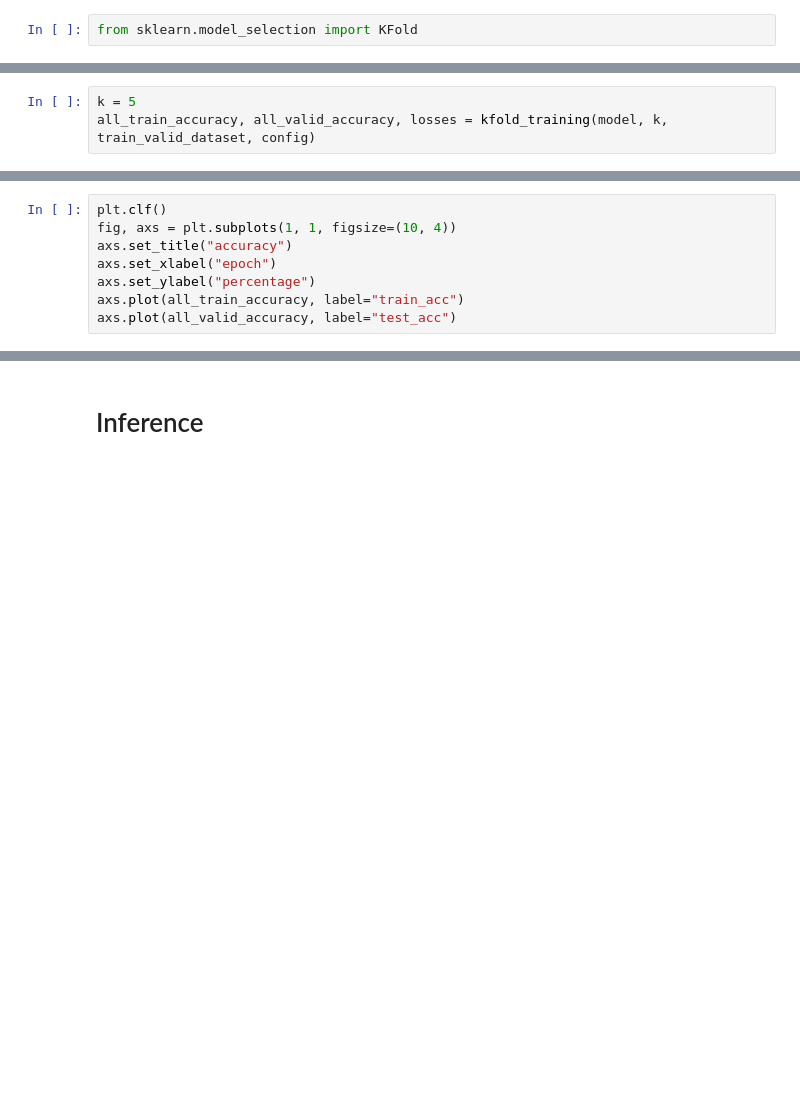
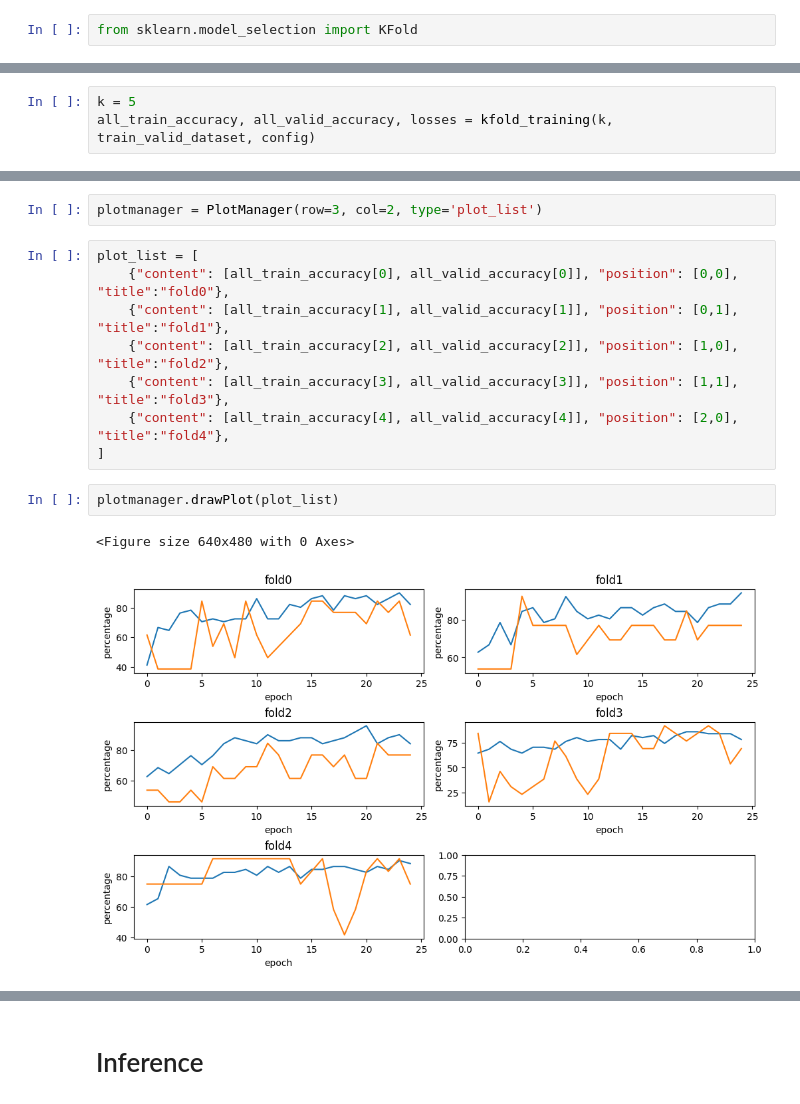
Before and after one commit to jhCOR/train_anomaly_detection, a Jupyter notebook: source/main/training/기차_소음원_탐지_코드.ipynb, the cells around one changed output, grey strips where cells are left out. Drawn from its saved outputs; the diff is of its cells as text; blank space fills up the shorter version.

Commit message:
complete Kfold code

```diff
--- a/source/main/training/기차_소음원_탐지_코드.ipynb
+++ b/source/main/training/기차_소음원_탐지_코드.ipynb
@@ -478,6 +487,6 @@ def kfold_training(model, k, train_valid_dataset, config):
     return all_train_accuracy, all_valid_accuracy, losses
 # %%
 k = 5
-all_train_accuracy, all_valid_accuracy, losses = kfold_training(model, k, train_valid_dataset, config)
+all_train_accuracy, all_valid_accuracy, losses = kfold_training(k, train_valid_dataset, config)
 # %% [output]
 Fold 1/5
@@ -502,8 +513,0 @@ plt.title("training loss");
-# %%
-plt.clf()
-fig, axs = plt.subplots(1, 1, figsize=(10, 4))
-axs.set_title("accuracy")
-axs.set_xlabel("epoch")
-axs.set_ylabel("percentage")
-axs.plot(all_train_accuracy, label="train_acc")
-axs.plot(all_valid_accuracy, label="test_acc")
@@ -509,0 +562,15 @@ axs.plot(all_valid_accuracy, label="test_acc")
+# %%
+plotmanager = PlotManager(row=3, col=2, type='plot_list')
+# %%
+plot_list = [
+    {"content": [all_train_accuracy[0], all_valid_accuracy[0]], "position": [0,0], "title":"fold0"},
+    {"content": [all_train_accuracy[1], all_valid_accuracy[1]], "position": [0,1], "title":"fold1"},
+    {"content": [all_train_accuracy[2], all_valid_accuracy[2]], "position": [1,0], "title":"fold2"},
+    {"content": [all_train_accuracy[3], all_valid_accuracy[3]], "position": [1,1], "title":"fold3"},
+    {"content": [all_train_accuracy[4], all_valid_accuracy[4]], "position": [2,0], "title":"fold4"},
+]
+# %%
+plotmanager.drawPlot(plot_list)
+# %% [output]
+<Figure size 640x480 with 0 Axes>
+[figure, added]
```
Also changed, not shown: parts of 20 cells of this notebook.
